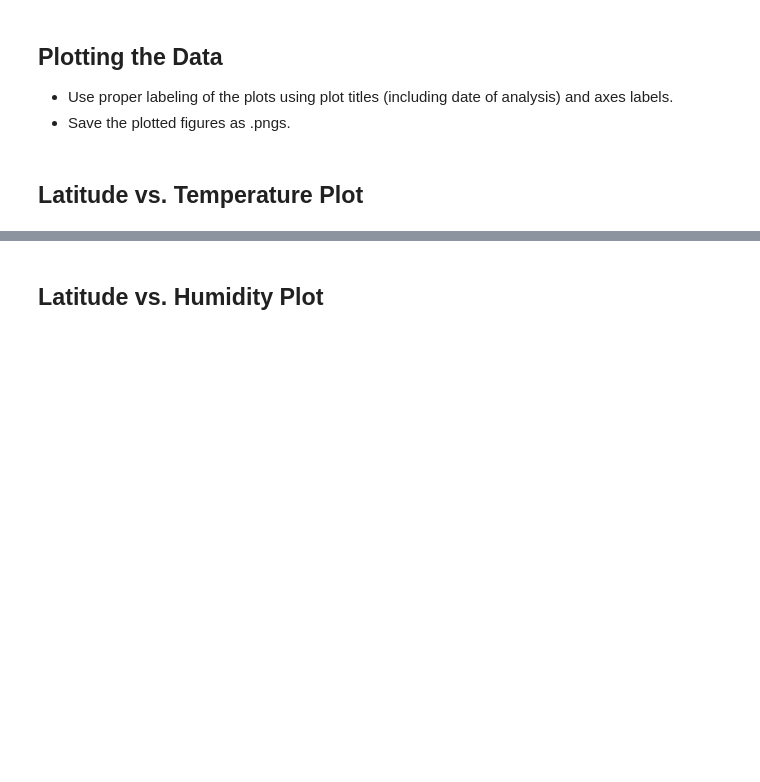
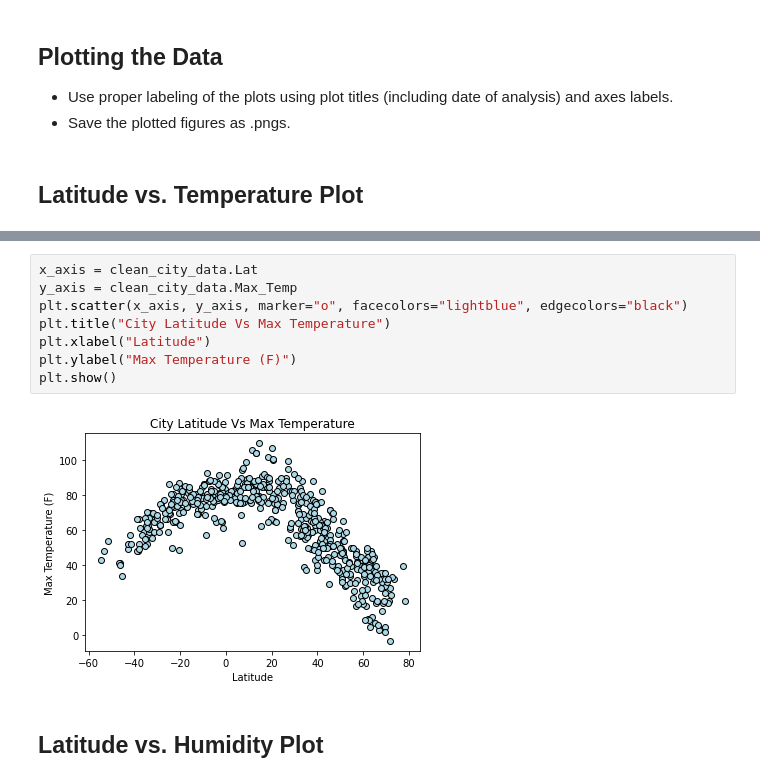
Before and after one commit to dmhitt/python-api-challenge, a Jupyter notebook: WeatherPy/WeatherPy_dmhitt.ipynb, the cells around one changed output, grey strips where cells are left out. Saved outputs shown, nothing was run; the diff lists cells and outputs as text; blank space fills up the shorter version.

```diff
--- a/WeatherPy/WeatherPy_dmhitt.ipynb
+++ b/WeatherPy/WeatherPy_dmhitt.ipynb
@@ -173,2 +207,12 @@ clean_city_data = weather_df.drop(humidity_index, inplace = False)
+# %%
+x_axis = clean_city_data.Lat
+y_axis = clean_city_data.Max_Temp
+plt.scatter(x_axis, y_axis, marker="o", facecolors="lightblue", edgecolors="black")
+plt.title("City Latitude Vs Max Temperature")
+plt.xlabel("Latitude")
+plt.ylabel("Max Temperature (F)")
+plt.show()
+# %% [output]
+[figure, added]
 # %% [markdown]
 ## Latitude vs. Humidity Plot
```
Also changed, not shown: parts of 33 cells of this notebook.
